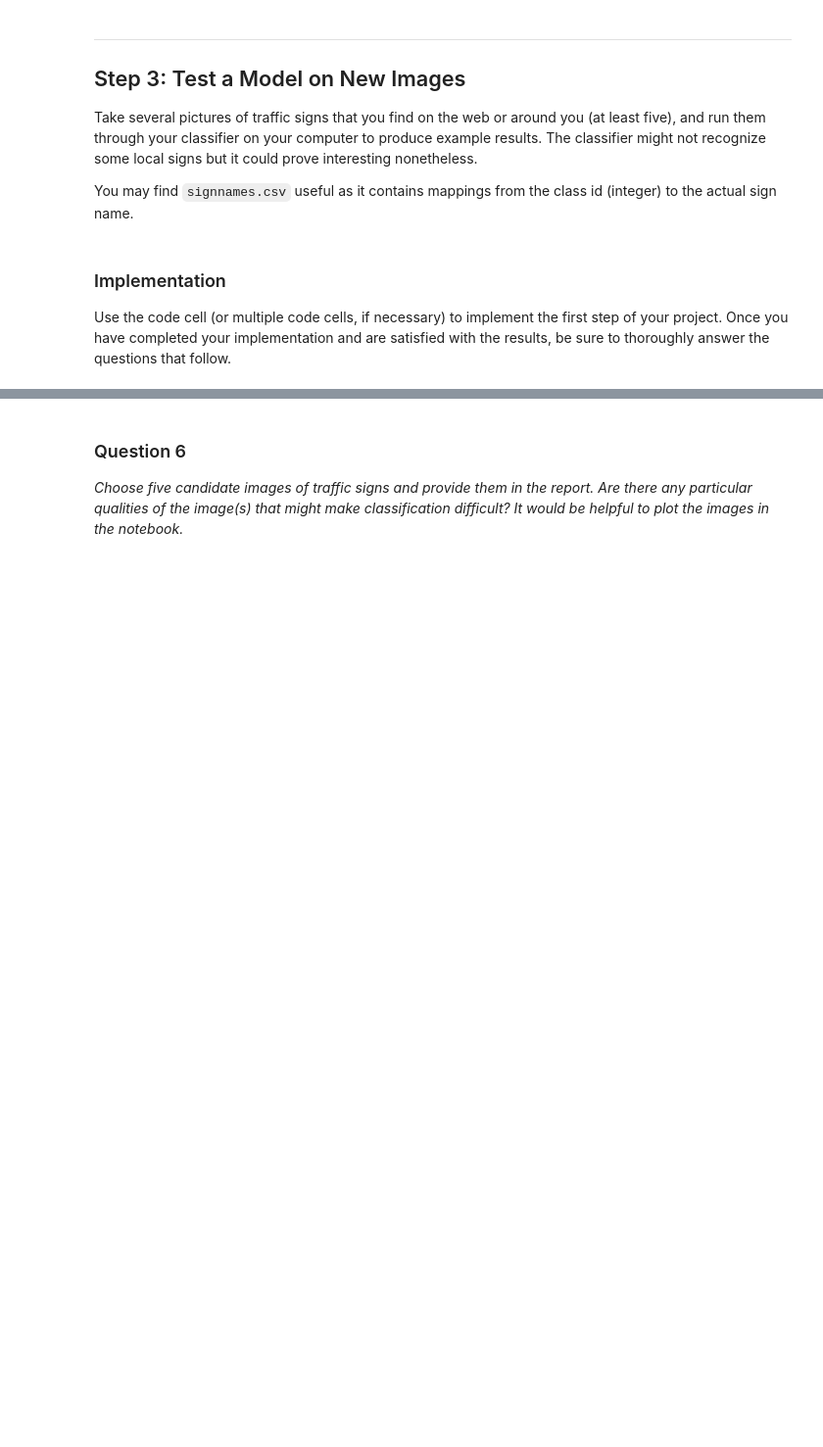
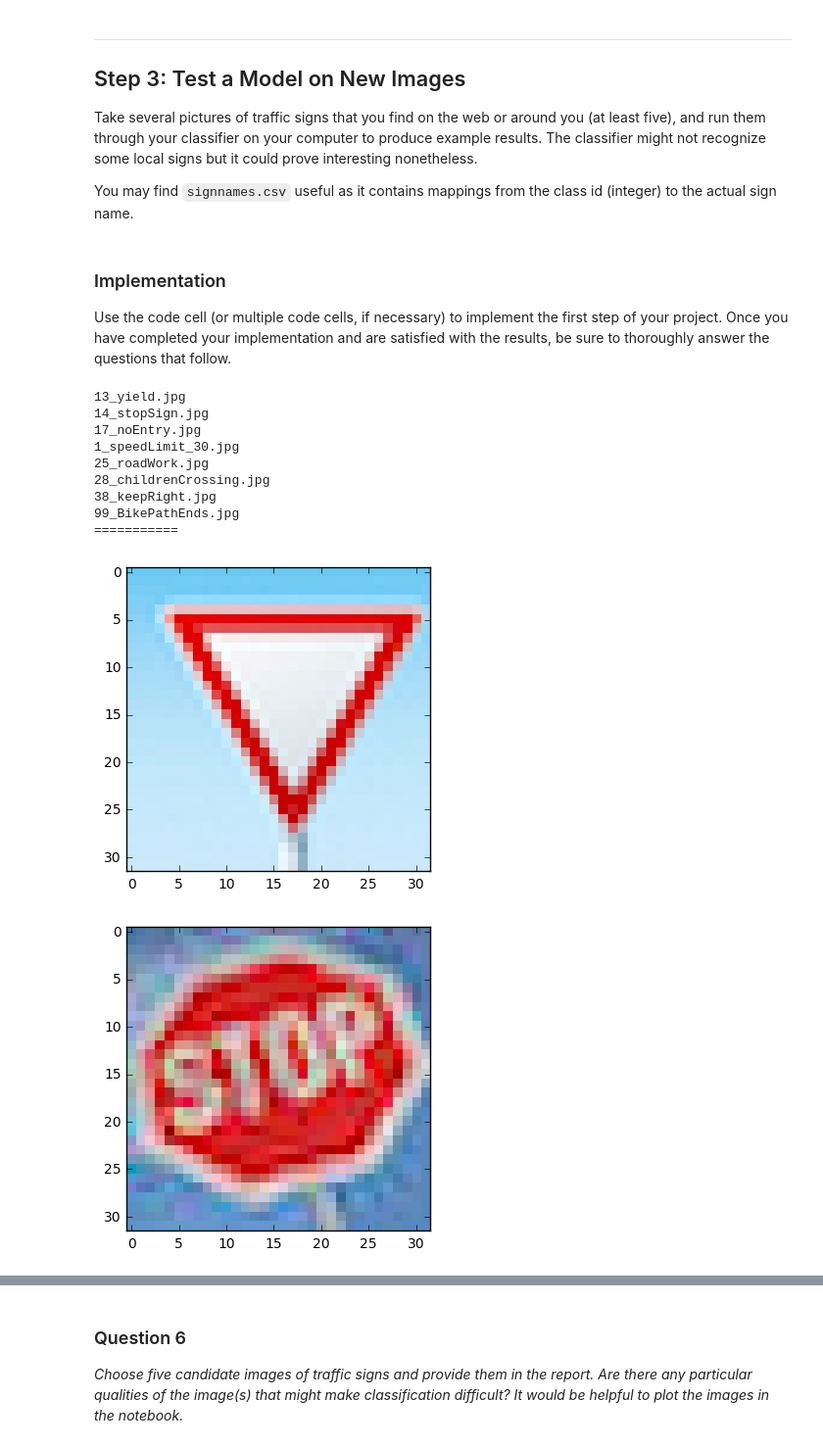
Before and after one commit to BCChangEBFE/sdnd_p2_traffic_sign, a Jupyter notebook: Traffic_Signs_Recognition.ipynb, the cells around one changed output, grey strips where cells are left out. Shown at 98% size. Drawn from its saved outputs; the diff is of its cells as text; code cells hidden in the pictures; blank space fills up the shorter version.

```diff
--- a/Traffic_Signs_Recognition.ipynb
+++ b/Traffic_Signs_Recognition.ipynb
@@ -573,0 +576,37 @@ Use the code cell (or multiple code cells, if necessary) to implement the first
+# %%
+### Load the images and plot them here.
+### Feel free to use as many code cells as needed.
+import matplotlib.image as mpimg
+import numpy as np
+import cv2
+import os
+from matplotlib import pyplot as plt
+import tensorflow as tf
+
+path_test_images = "Extra/"
+X_extra = []
+y_extra = []
+for name_image in os.listdir(path_test_images):
+    if name_image.endswith('jpg'):
+        print(name_image)
+        y_extra.append(int(name_image.split("_")[0]))
+        image = mpimg.imread(os.path.join(path_test_images, name_image))
+        X_extra.append(image)
+print("===========")
+for data in X_extra:
+    plt.imshow(data, interpolation='nearest')
+    plt.show()
+
+X_extra_normalized = normalize_image(X_extra)
+# %% [output]
+13_yield.jpg
+14_stopSign.jpg
+17_noEntry.jpg
+1_speedLimit_30.jpg
+25_roadWork.jpg
+28_childrenCrossing.jpg
+38_keepRight.jpg
+99_BikePathEnds.jpg
+===========
+[figure, added]
+[figure, added]
```
Also changed, not shown: parts of 22 cells of this notebook.
